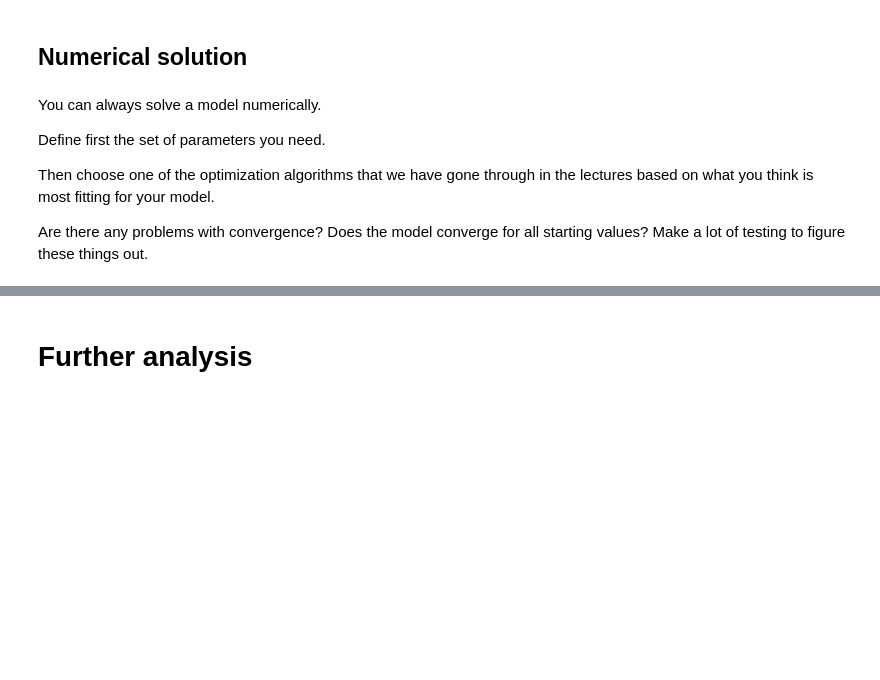
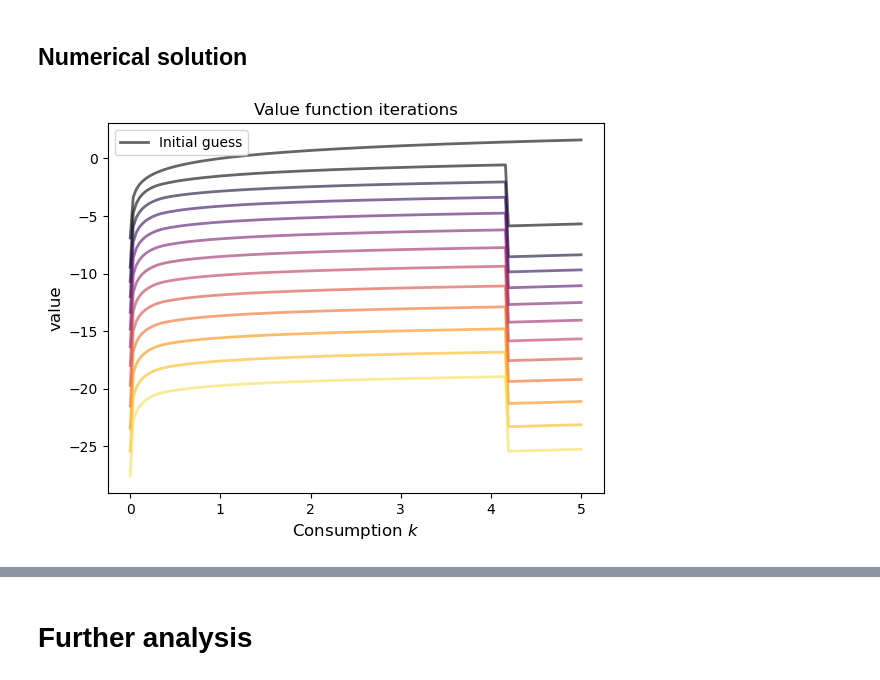
Before and after one commit to NumEconCopenhagen/projects-2024-jacobogmads, a Jupyter notebook: modelproject/modelproject.ipynb, the cells around one changed output, grey strips where cells are left out. Drawn from its saved outputs; the diff is of its cells as text; code cells hidden in the pictures; blank space fills up the shorter version.

```diff
--- a/modelproject/modelproject.ipynb
+++ b/modelproject/modelproject.ipynb
@@ -73,11 +77,27 @@ We do not have an exact expression for $v(k_t)$, but we know that the function w
 ###
 # %% [markdown]
 ## Numerical solution
-# %% [markdown]
-You can always solve a model numerically.
-
-Define first the set of parameters you need.
-
-Then choose one of the optimization algorithms that we have gone through in the lectures based on what you think is most fitting for your model.
-
-Are there any problems with convergence? Does the model converge for all starting values? Make a lot of testing to figure these things out.
+# %%
+ce = CakeEating()
+# %%
+k_grid = ce.k_grid
+v = ce.u(k_grid)       # Initial guess
+n = 12                 # Number of iterations
+
+fig, ax = plt.subplots()
+
+ax.plot(k_grid, v, color=plt.cm.inferno(0),
+        lw=2, alpha=0.6, label='Initial guess')
+
+for i in range(n):
+    v = T(v, ce)  # Apply the Bellman operator
+    ax.plot(k_grid, v, color=plt.cm.inferno(i / n), lw=2, alpha=0.6)
+
+ax.legend()
+ax.set_ylabel('value', fontsize=12)
+ax.set_xlabel('Consumption $k$', fontsize=12)
+ax.set_title('Value function iterations')
+
+plt.show()
+# %% [output]
+[figure, added]
```
Also changed, not shown: parts of 3 cells of this notebook, 1 other file.
